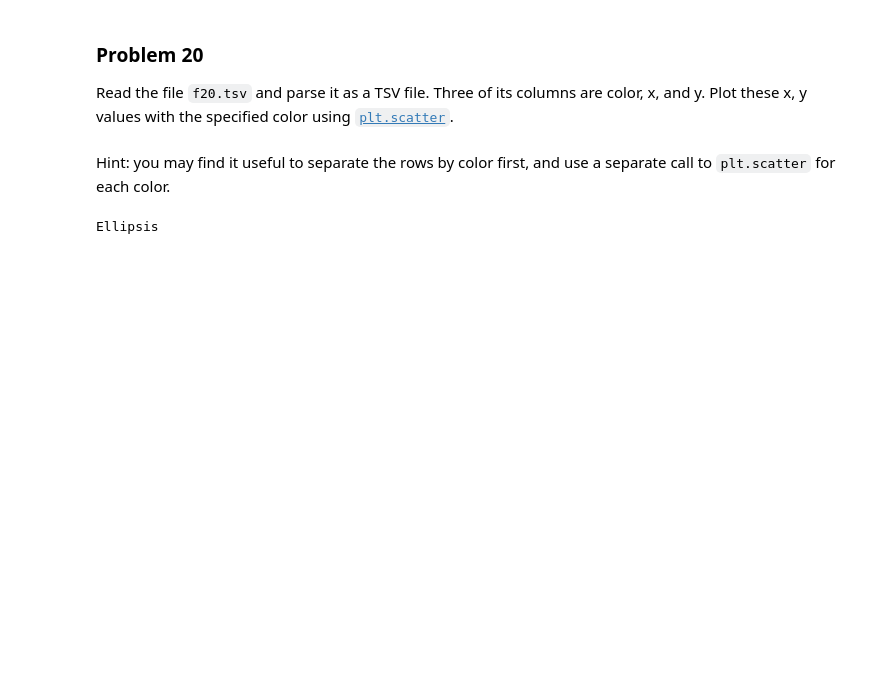
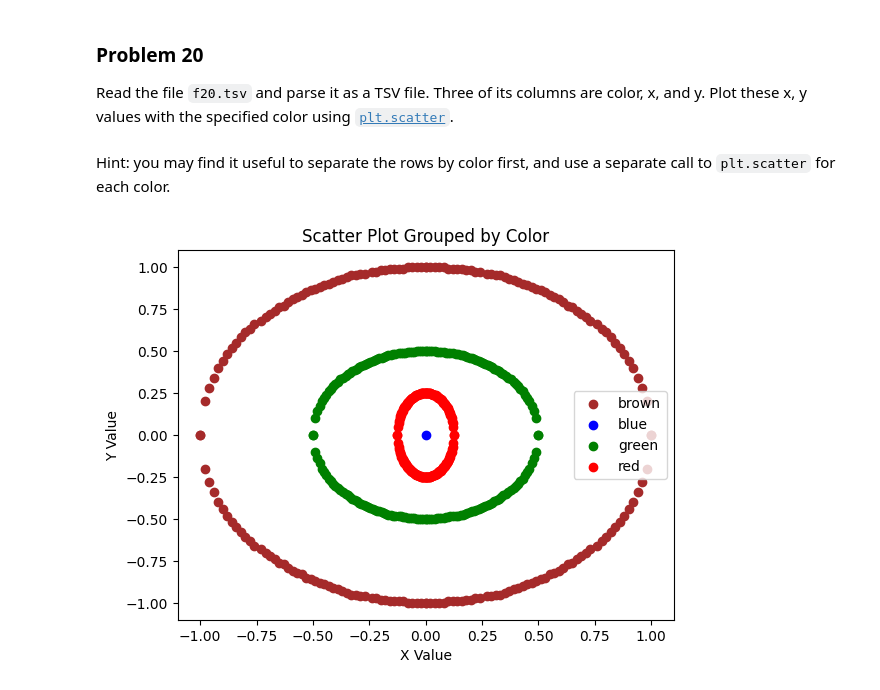
Before and after one commit to apand023/dx602-homework-05, a Jupyter notebook: homework.ipynb, the cells around one changed output. Saved outputs shown, nothing was run; the diff lists cells and outputs as text; code cells hidden in the pictures; blank space fills up the shorter version.

```diff
--- a/homework.ipynb
+++ b/homework.ipynb
@@ -495,9 +508,25 @@ Three of its columns are color, x, and y.
 Plot these x, y values with the specified color using [`plt.scatter`](https://matplotlib.org/stable/api/_as_gen/matplotlib.pyplot.scatter.html).
 # %% [markdown]
 Hint: you may find it useful to separate the rows by color first, and use a separate call to `plt.scatter` for each color.
-# %%
-# YOUR CHANGES HERE
-
-...
-# %% [output]
-Ellipsis
+# %%
+# YOUR CHANGES HERE
+
+import pandas as pd
+import matplotlib.pyplot as plt
+
+# Load the TSV file
+data = pd.read_csv('f20.tsv', sep='\t')
+
+# Loop over each unique color and plot separately
+for clr in data['color'].unique():
+    group = data[data['color'] == clr]
+    plt.scatter(group['x'], group['y'], color=clr, label=clr)
+
+# Label the chart
+plt.xlabel('X Value')
+plt.ylabel('Y Value')
+plt.title('Scatter Plot Grouped by Color')
+plt.legend()
+plt.show()
+# %% [output]
+[figure, added]
```
Also changed, not shown: parts of 2 cells of this notebook.
